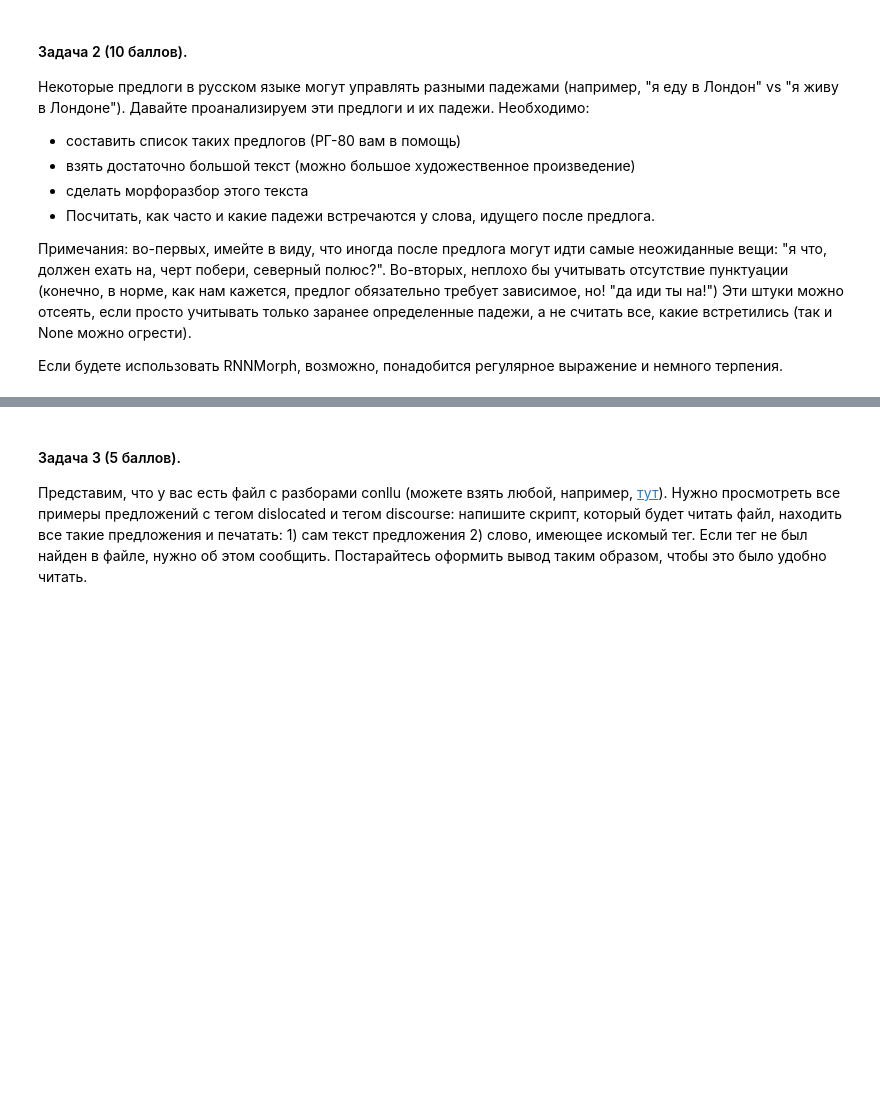
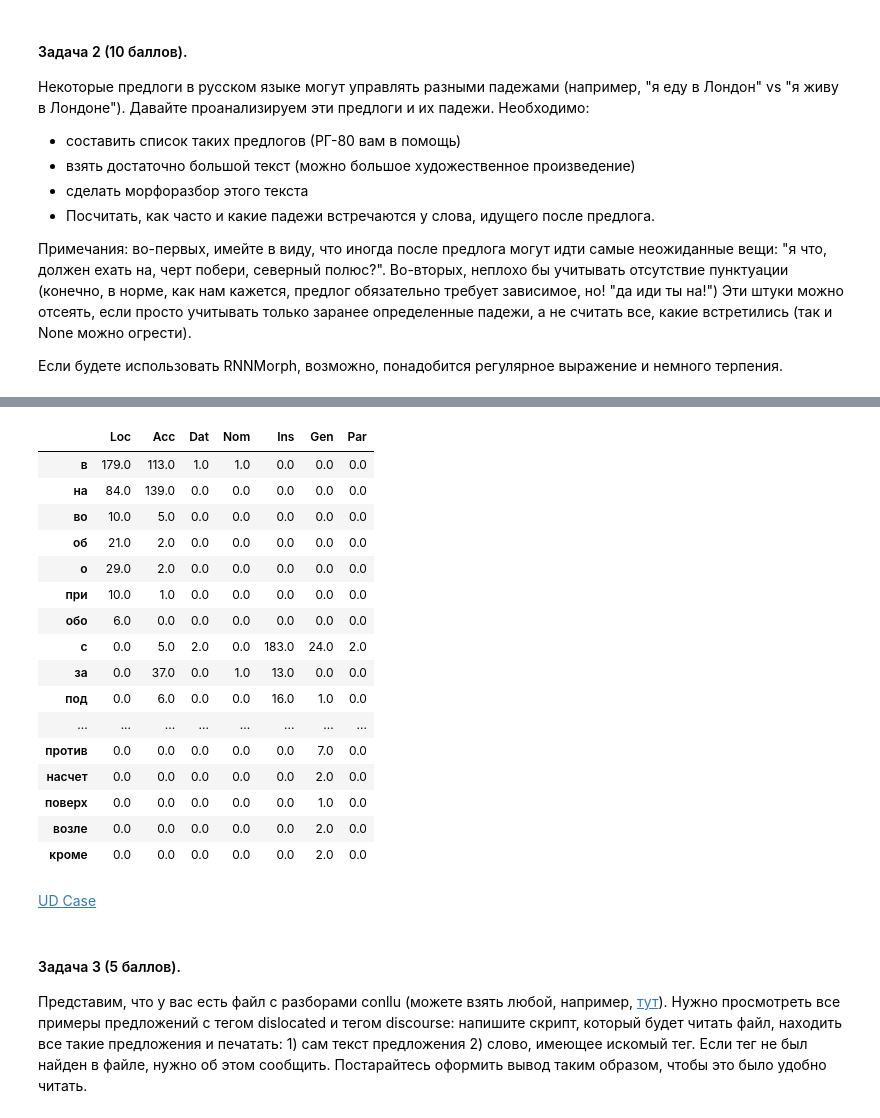
Before and after one commit to nchubuk/study_CL, a Jupyter notebook: introCL_homework02.ipynb, the cells around one changed output, grey strips where cells are left out. Drawn from its saved outputs; the diff is of its cells as text; code cells hidden in the pictures; blank space fills up the shorter version.

```diff
--- a/introCL_homework02.ipynb
+++ b/introCL_homework02.ipynb
@@ -93,4 +93,5 @@ f'Тема текста: {r[1][0]}, совпадений по частотным
 
 Если будете использовать RNNMorph, возможно, понадобится регулярное выражение и немного терпения.
 # %%
-# your code here
+import spacy
+nlp = spacy.load("ru_core_news_sm")
@@ -96,0 +102,14 @@ f'Тема текста: {r[1][0]}, совпадений по частотным
+# %%
+with open('/content/texts/Kuprin_Olesya.txt', 'r', encoding='utf-8') as f:
+    text_kuprin = f.read()
+doc_kuprin = nlp(text_kuprin)
+
+matcher_1 = Matcher(nlp.vocab)
+pattern_1 = [                               # шаблон только для простых предлогов
+    {'POS': {'NOT_IN': ['ADP']}},           # исключение случая, когда перед предлогом еще токен с предлогом
+    {'POS': 'ADP'},                         # {'POS': 'ADP', 'OP': '{3}'} - можно было бы использовать для парных предлогов-сращений 'из-за', 'из-под' и др.
+    {'MORPH': {'REGEX': r'(?<=Case=)\w+'}}  # поиск последующих токенов с падежом (возможно упускаются случаи, описанные в условии)
+]
+
+matcher_1.add('pattern_acc', patterns=[pattern_1])
+results_1 = matcher_1(doc_kuprin)
@@ -96,0 +118,6 @@ f'Тема текста: {r[1][0]}, совпадений по частотным
+# %%
+adp_dict = defaultdict(lambda: defaultdict(int))
+for match_id, start, end in results_1:      # формирование словаря вида dict[ключ][внутренний ключ]
+  adp_dict[str(doc_kuprin[end - 2]).lower()][re.search(r'(?<=Case=)\w+', str(doc_kuprin[end - 1].morph)).group(0)] += 1
+
+sorted(adp_dict.items())
@@ -97,3 +190,28 @@ f'Тема текста: {r[1][0]}, совпадений по частотным
+# %%
+import pandas as pd
+
+df = pd.DataFrame.from_dict(adp_dict, orient='index')
+df.fillna(0)
+# %% [output]
+|  | Loc | Acc | Dat | Nom | Ins | Gen | Par |
+| в | 179.0 | 113.0 | 1.0 | 1.0 | 0.0 | 0.0 | 0.0 |
+| на | 84.0 | 139.0 | 0.0 | 0.0 | 0.0 | 0.0 | 0.0 |
+| во | 10.0 | 5.0 | 0.0 | 0.0 | 0.0 | 0.0 | 0.0 |
+| об | 21.0 | 2.0 | 0.0 | 0.0 | 0.0 | 0.0 | 0.0 |
+| о | 29.0 | 2.0 | 0.0 | 0.0 | 0.0 | 0.0 | 0.0 |
+| при | 10.0 | 1.0 | 0.0 | 0.0 | 0.0 | 0.0 | 0.0 |
+| обо | 6.0 | 0.0 | 0.0 | 0.0 | 0.0 | 0.0 | 0.0 |
+| с | 0.0 | 5.0 | 2.0 | 0.0 | 183.0 | 24.0 | 2.0 |
+| за | 0.0 | 37.0 | 0.0 | 1.0 | 13.0 | 0.0 | 0.0 |
+| под | 0.0 | 6.0 | 0.0 | 0.0 | 16.0 | 1.0 | 0.0 |
+| ... | ... | ... | ... | ... | ... | ... | ... |
+| против | 0.0 | 0.0 | 0.0 | 0.0 | 0.0 | 7.0 | 0.0 |
+| насчет | 0.0 | 0.0 | 0.0 | 0.0 | 0.0 | 2.0 | 0.0 |
+| поверх | 0.0 | 0.0 | 0.0 | 0.0 | 0.0 | 1.0 | 0.0 |
+| возле | 0.0 | 0.0 | 0.0 | 0.0 | 0.0 | 2.0 | 0.0 |
+| кроме | 0.0 | 0.0 | 0.0 | 0.0 | 0.0 | 2.0 | 0.0 |
+# %% [markdown]
+[UD Case](https://universaldependencies.org/ru/feat/Case.html)
 # %% [markdown]
 #### Задача 3 (5 баллов).
 
```
Also changed, not shown: parts of 14 cells of this notebook, 3 other files.
